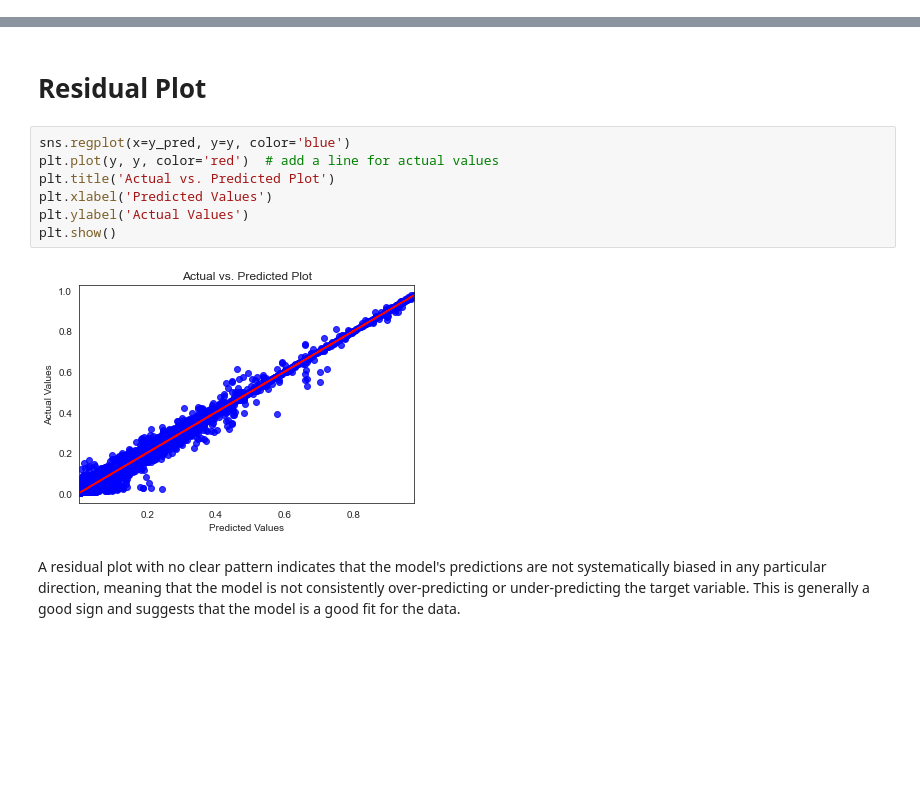
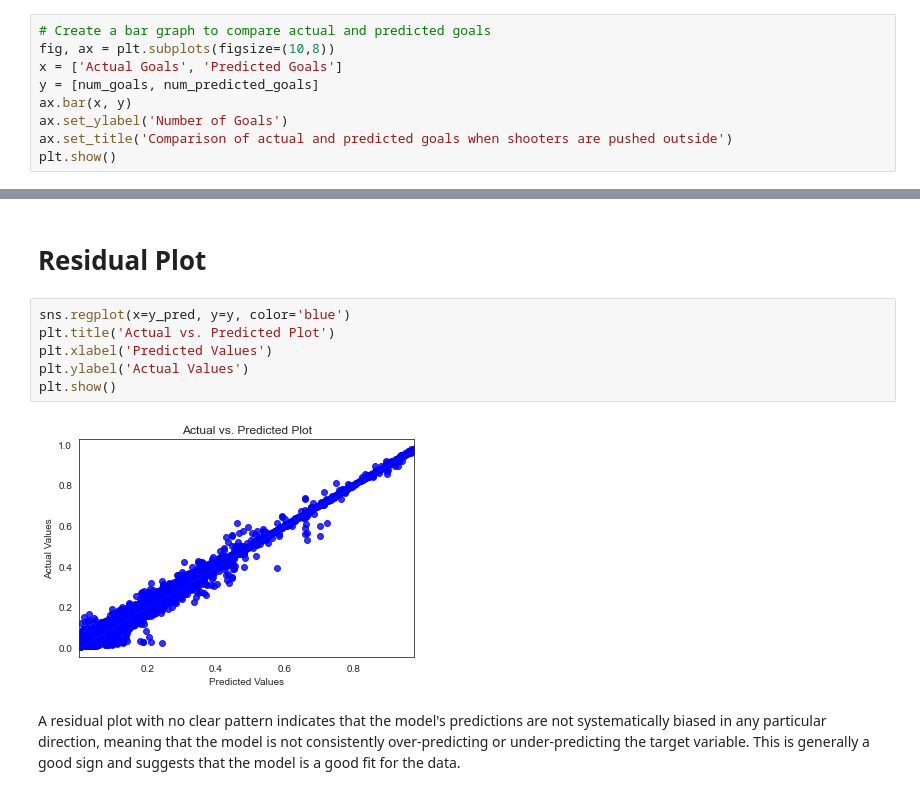
Before and after one commit to MichalOst3389/nhl_team_analysis, a Jupyter notebook: NHL Notebook.ipynb, the cells around one changed output, grey strips where cells are left out. Saved outputs shown, nothing was run; the diff lists cells and outputs as text; blank space fills up the shorter version.

```diff
--- a/NHL Notebook.ipynb
+++ b/NHL Notebook.ipynb
@@ -590,3 +590,12 @@ plt.show()
 [figure]
 # %% [markdown]
 The line on this distribution plot looks almost like a single line, confirming that the features used to predict XGoal are highly correlated.
+# %%
+# Create a bar graph to compare actual and predicted goals
+fig, ax = plt.subplots(figsize=(10,8))
+x = ['Actual Goals', 'Predicted Goals']
+y = [num_goals, num_predicted_goals]
+ax.bar(x, y)
+ax.set_ylabel('Number of Goals')
+ax.set_title('Comparison of actual and predicted goals when shooters are pushed outside')
+plt.show()
@@ -674,13 +685,12 @@ The coefficients for the independent variables indicate the direction and streng
 # Residual Plot
 # %%
 sns.regplot(x=y_pred, y=y, color='blue')
-plt.plot(y, y, color='red')  # add a line for actual values
 plt.title('Actual vs. Predicted Plot')
 plt.xlabel('Predicted Values')
 plt.ylabel('Actual Values')
 plt.show()
 # %% [output]
-[figure, old version]
+[figure, new version]
 # %% [markdown]
 A residual plot with no clear pattern indicates that the model's predictions are not systematically biased in any particular direction, meaning that the model is not consistently over-predicting or under-predicting the target variable. This is generally a good sign and suggests that the model is a good fit for the data.
 # %% [markdown]
```
Also changed, not shown: parts of 3 cells of this notebook.
